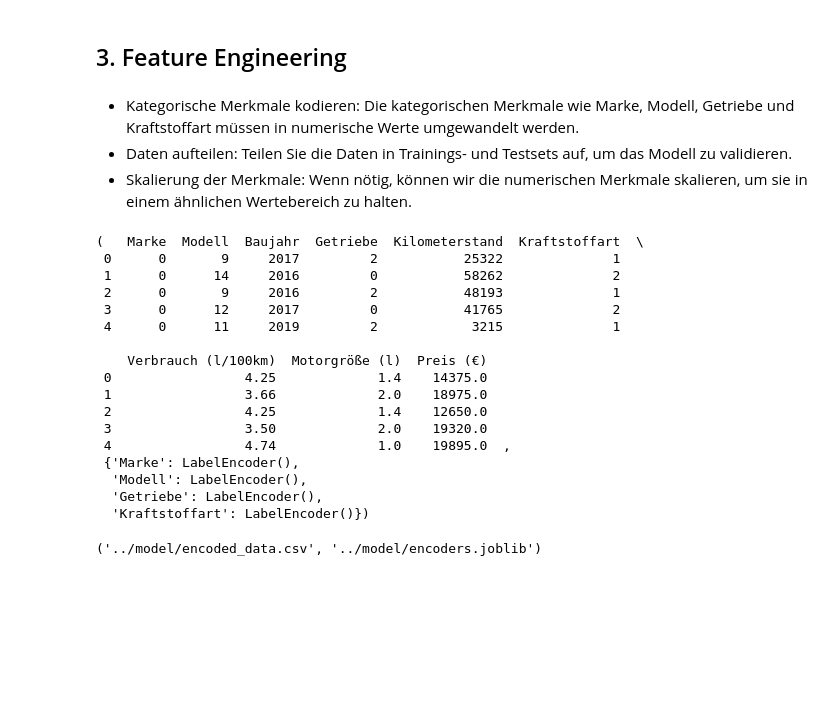
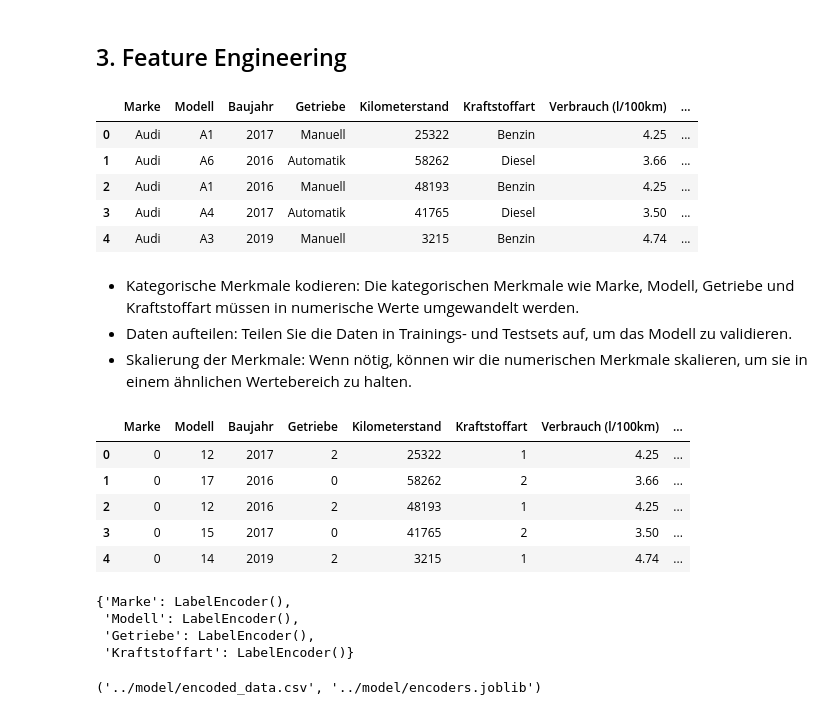
Before and after one commit to ONURYI/ML-Projekt---Gebrauchtwagen-Preisprognose, a Jupyter notebook: notebooks/3.Feature Engineering.ipynb, the cells around one changed output. Cells and saved outputs as stored; diff of their text form; code cells hidden in the pictures; blank space fills up the shorter version.

```diff
--- a/notebooks/3.Feature Engineering.ipynb
+++ b/notebooks/3.Feature Engineering.ipynb
@@ -6,9 +6,17 @@ import pandas as pd
 import matplotlib.pyplot as plt
 import seaborn as sns
 
-df = pd.read_csv('../data (clean)/cleaned_data.csv')
+df = pd.read_csv('../data (clean)/df_clean.csv')
 # %%
 df = df.drop(columns='Steuer (€)')
+df.head()
+# %% [output]
+|  | Marke | Modell | Baujahr | Getriebe | Kilometerstand | Kraftstoffart | Verbrauch (l/100km) | ... |
+| 0 | Audi | A1 | 2017 | Manuell | 25322 | Benzin | 4.25 | ... |
+| 1 | Audi | A6 | 2016 | Automatik | 58262 | Diesel | 3.66 | ... |
+| 2 | Audi | A1 | 2016 | Manuell | 48193 | Benzin | 4.25 | ... |
+| 3 | Audi | A4 | 2017 | Automatik | 41765 | Diesel | 3.50 | ... |
+| 4 | Audi | A3 | 2019 | Manuell | 3215 | Benzin | 4.74 | ... |
 # %% [markdown]
 - Kategorische Merkmale kodieren: Die kategorischen Merkmale wie Marke, Modell, Getriebe und Kraftstoffart müssen in numerische Werte umgewandelt werden.
 - Daten aufteilen: Teilen Sie die Daten in Trainings- und Testsets auf, um das Modell zu validieren.
@@ -29,25 +37,21 @@ for feature in categorical_features:
     encoders[feature] = encoder
 
 # Zeige die ersten paar Zeilen des kodierten Datensatzes an
-df.head(), encoders
+df.head()
 # %% [output]
-(   Marke  Modell  Baujahr  Getriebe  Kilometerstand  Kraftstoffart  \
- 0      0       9     2017         2           25322              1
- 1      0      14     2016         0           58262              2
- 2      0       9     2016         2           48193              1
- 3      0      12     2017         0           41765              2
- 4      0      11     2019         2            3215              1
-
-    Verbrauch (l/100km)  Motorgröße (l)  Preis (€)
- 0                 4.25             1.4    14375.0
- 1                 3.66             2.0    18975.0
- 2                 4.25             1.4    12650.0
- 3                 3.50             2.0    19320.0
- 4                 4.74             1.0    19895.0  ,
- {'Marke': LabelEncoder(),
-  'Modell': LabelEncoder(),
-  'Getriebe': LabelEncoder(),
-  'Kraftstoffart': LabelEncoder()})
+|  | Marke | Modell | Baujahr | Getriebe | Kilometerstand | Kraftstoffart | Verbrauch (l/100km) | ... |
+| 0 | 0 | 12 | 2017 | 2 | 25322 | 1 | 4.25 | ... |
+| 1 | 0 | 17 | 2016 | 0 | 58262 | 2 | 3.66 | ... |
+| 2 | 0 | 12 | 2016 | 2 | 48193 | 1 | 4.25 | ... |
+| 3 | 0 | 15 | 2017 | 0 | 41765 | 2 | 3.50 | ... |
+| 4 | 0 | 14 | 2019 | 2 | 3215 | 1 | 4.74 | ... |
+# %%
+encoders
+# %% [output]
+{'Marke': LabelEncoder(),
+ 'Modell': LabelEncoder(),
+ 'Getriebe': LabelEncoder(),
+ 'Kraftstoffart': LabelEncoder()}
 # %%
 from joblib import dump
 
```
Also changed, not shown: 6 other files.
